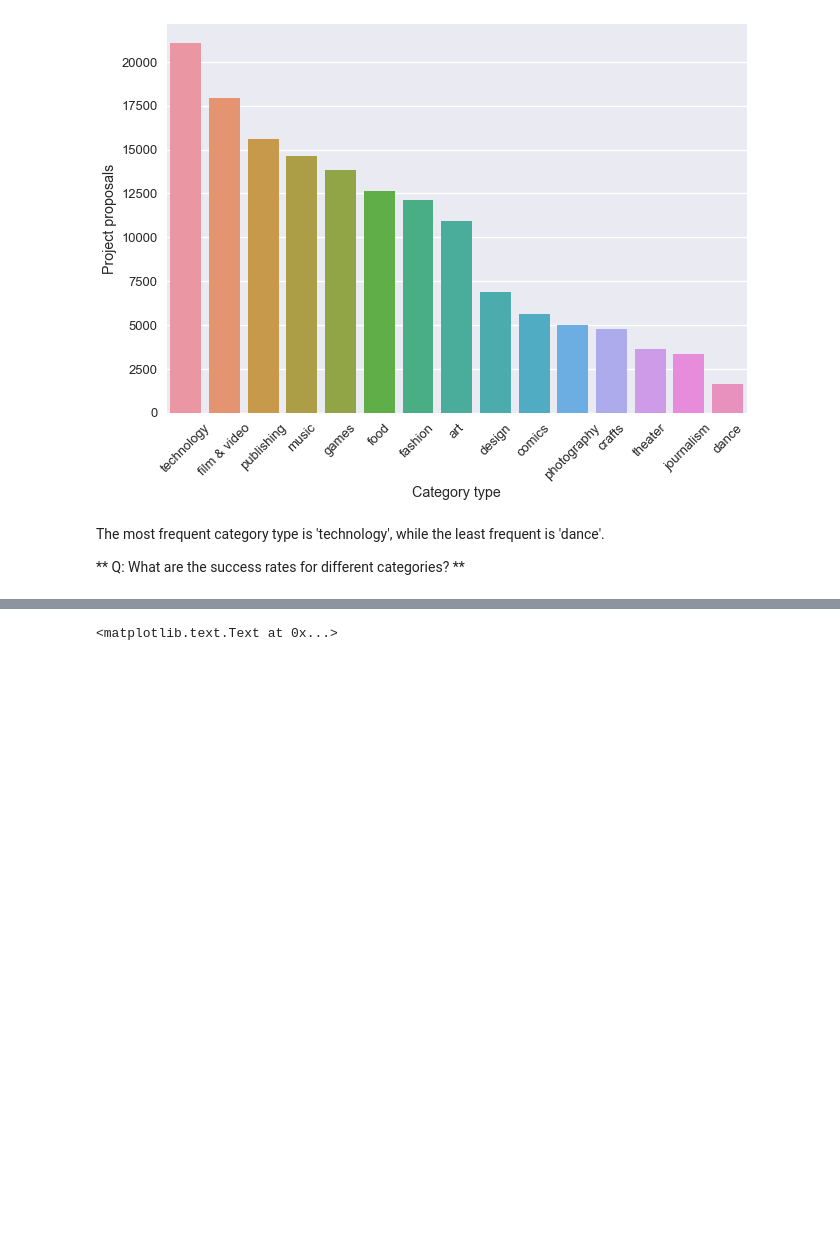
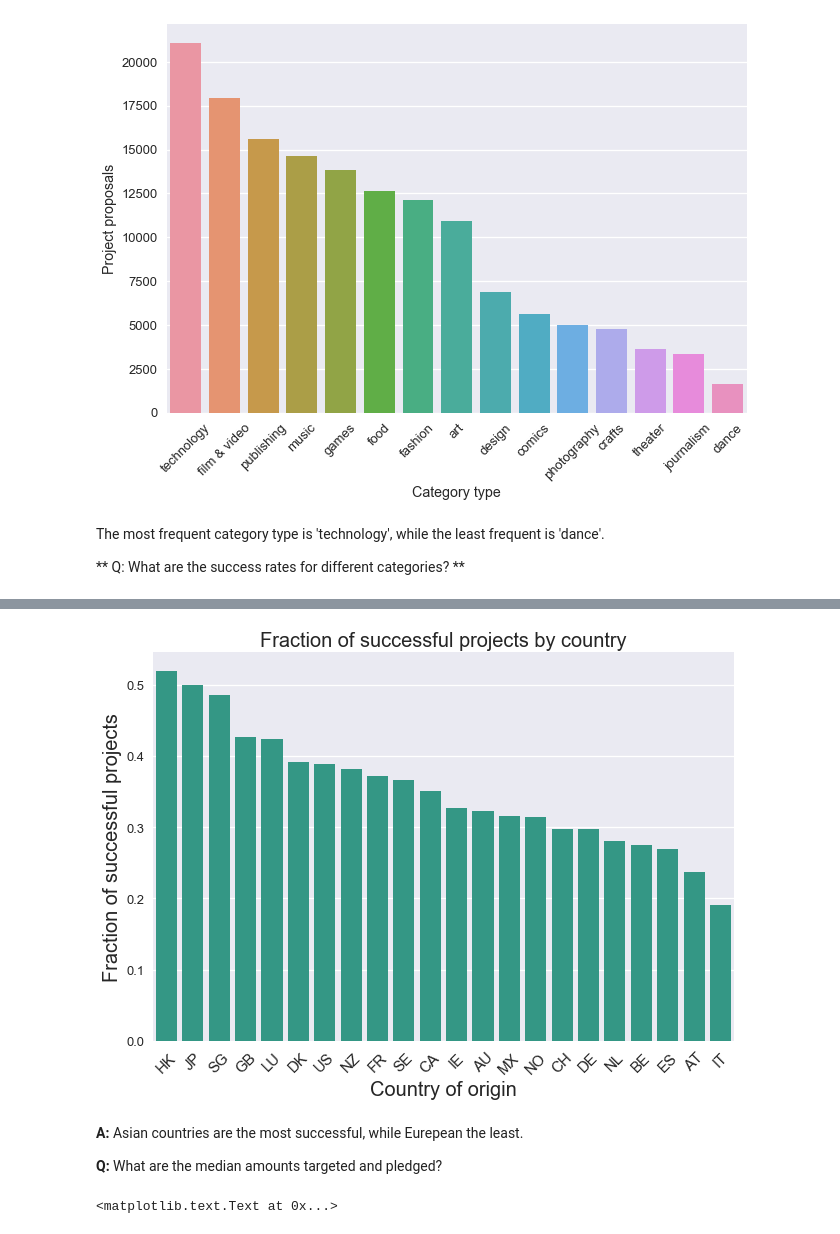
Before and after one commit to vlcekl/ds-crowdfunding, a Jupyter notebook: notebooks/statistics.ipynb, the cells around one changed output, grey strips where cells are left out. Saved outputs shown, nothing was run; the diff lists cells and outputs as text; code cells hidden in the pictures; blank space fills up the shorter version.

```diff
--- a/notebooks/statistics.ipynb
+++ b/notebooks/statistics.ipynb
@@ -647,3 +645,20 @@ plt.savefig('../reports/figures/category_success.png')
+# %%
+#sns.set_context("notebook")
+pt = df.pivot_table(index='country', columns='state', values='backers_count', aggfunc='count')
+x = (pt['successful']/(pt.sum(axis='columns'))).to_frame(name='ratio').sort_values(by='ratio', ascending=False)
+sns.barplot(x=x.index, y='ratio', data=x, color='#23a790')
+plt.xticks(rotation=45, fontsize=15)
+plt.xlabel('Country of origin', fontsize=20)
+plt.ylabel('Fraction of successful projects', fontsize=20)
+plt.title('Fraction of successful projects by country', fontsize=20)
+plt.savefig('../reports/figures/country_success.png')
+# %% [output]
+[figure, added]
+# %% [markdown]
+**A:** Asian countries are the most successful, while Eurepean the least.
+
+
+**Q:** What are the median amounts targeted and pledged?
 # %%
 gp = df.groupby('cat_type').median()[['goal','pledged']].sort_values(by='pledged', ascending=False)
 gp.plot(y=['pledged','goal'], kind='bar')
```
Also changed, not shown: parts of 9 cells of this notebook, 6 other files.
